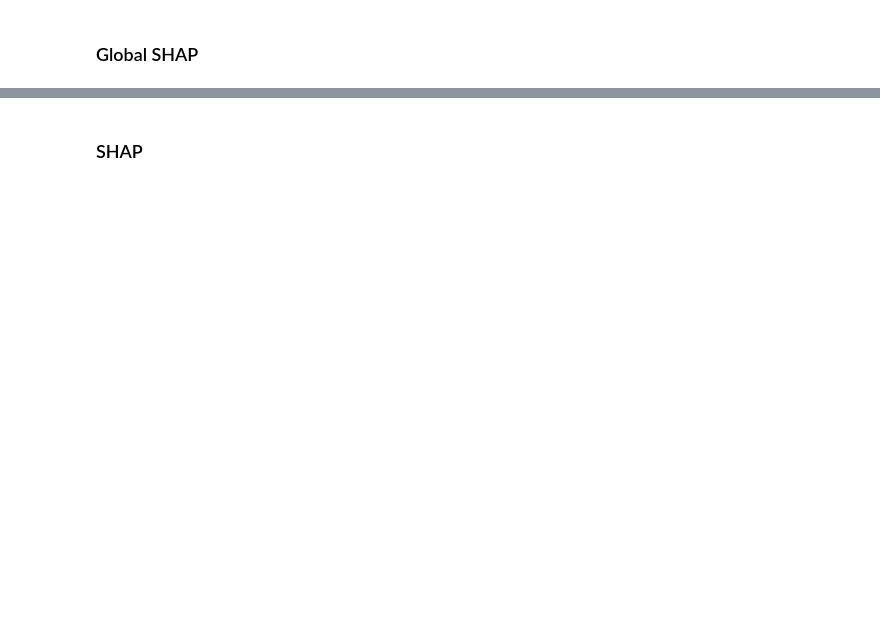
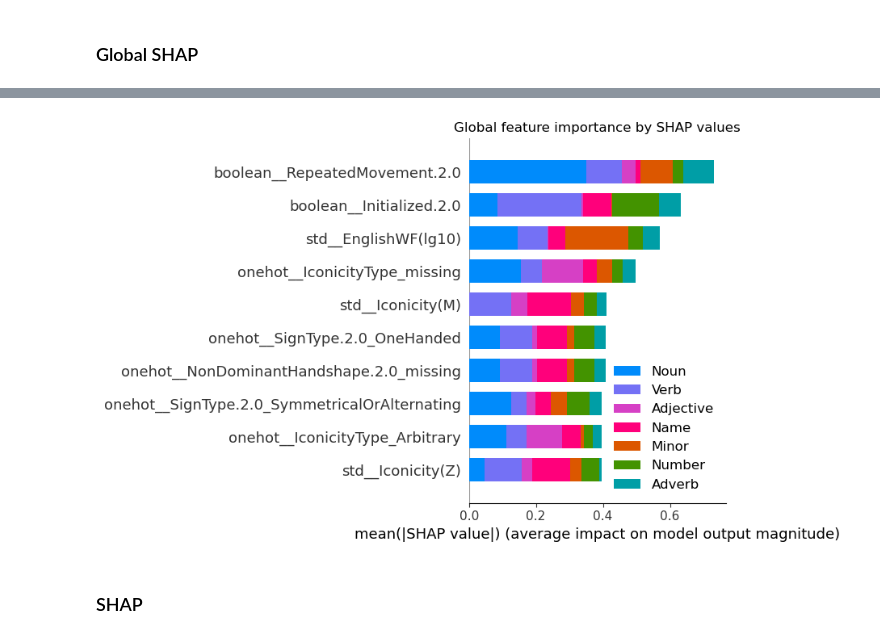
Before and after one commit to KevinCox9600/asl-lexical-class-prediction, a Jupyter notebook: src/lexical_class_predictor.ipynb, the cells around one changed output, grey strips where cells are left out. Saved outputs shown, nothing was run; the diff lists cells and outputs as text; code cells hidden in the pictures; blank space fills up the shorter version.

```diff
--- a/src/lexical_class_predictor.ipynb
+++ b/src/lexical_class_predictor.ipynb
@@ -672,0 +695,12 @@ class: Adjective
+# %%
+import shap
+
+shap.initjs()
+
+masker = shap.maskers.Independent(data=xtrp)
+explainer = shap.LinearExplainer(model, masker)
+shap_values = explainer.shap_values(xtep)
+
+plt.title('Global feature importance by SHAP values')
+shap.summary_plot(shap_values, features, max_display=10, plot_type='bar', class_names=model.classes_)
+# %% [output]
@@ -673,3 +708,4 @@ class: Adjective
+[figure, added]
 # %% [markdown]
 ### SHAP
 # %%
```
Also changed, not shown: parts of 8 cells of this notebook, 1 other file.
